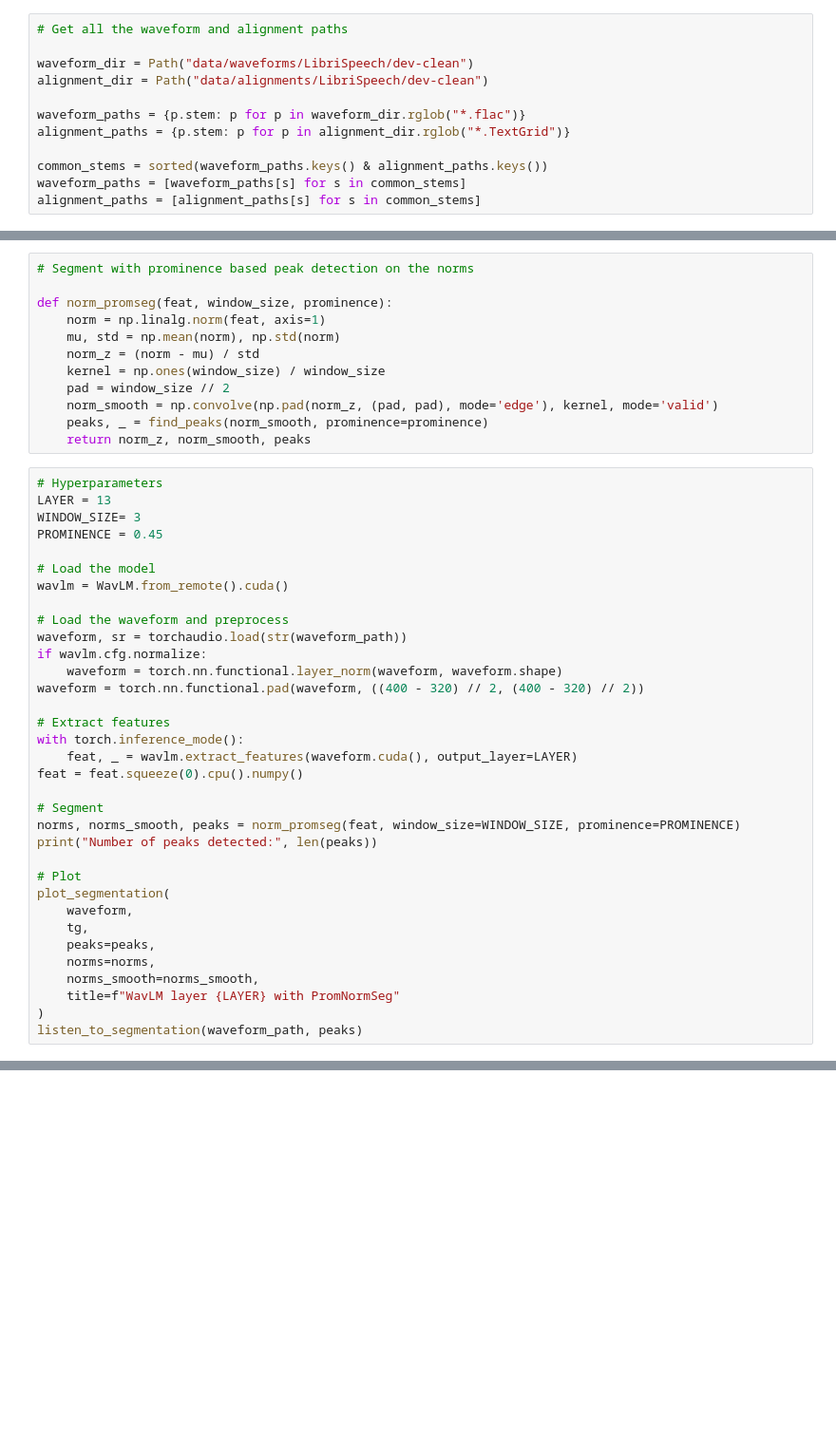
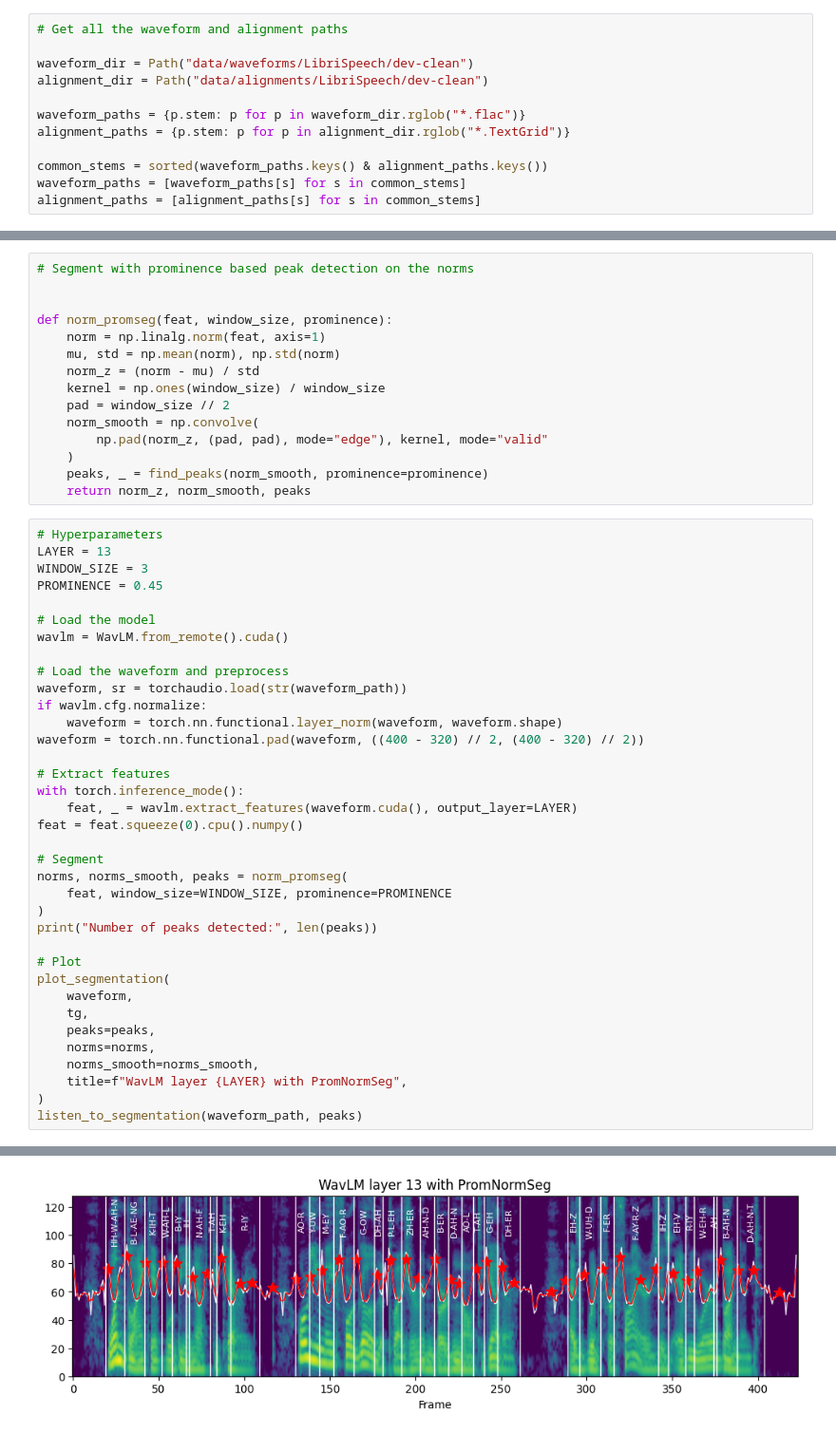
Before and after one commit to nicolvisser/ZeroSyl, a Jupyter notebook: demo-detect-boundaries.ipynb, the cells around one changed output, grey strips where cells are left out. Shown at 95% size. Drawn from its saved outputs; the diff is of its cells as text; blank space fills up the shorter version.

```diff
--- a/demo-detect-boundaries.ipynb
+++ b/demo-detect-boundaries.ipynb
@@ -129,6 +187,7 @@ def plot_segmentation(
     ax.set_xlabel("Frame")
 # %%
 # Segment with prominence based peak detection on the norms
+
 
 def norm_promseg(feat, window_size, prominence):
     norm = np.linalg.norm(feat, axis=1)
@@ -136,13 +195,15 @@ def norm_promseg(feat, window_size, prominence):
     norm_z = (norm - mu) / std
     kernel = np.ones(window_size) / window_size
     pad = window_size // 2
-    norm_smooth = np.convolve(np.pad(norm_z, (pad, pad), mode='edge'), kernel, mode='valid')
+    norm_smooth = np.convolve(
+        np.pad(norm_z, (pad, pad), mode="edge"), kernel, mode="valid"
+    )
     peaks, _ = find_peaks(norm_smooth, prominence=prominence)
     return norm_z, norm_smooth, peaks
 # %%
 # Hyperparameters
 LAYER = 13
-WINDOW_SIZE= 3
+WINDOW_SIZE = 3
 PROMINENCE = 0.45
 
 # Load the model
@@ -160,7 +221,9 @@ with torch.inference_mode():
 feat = feat.squeeze(0).cpu().numpy()
 
 # Segment
-norms, norms_smooth, peaks = norm_promseg(feat, window_size=WINDOW_SIZE, prominence=PROMINENCE)
+norms, norms_smooth, peaks = norm_promseg(
+    feat, window_size=WINDOW_SIZE, prominence=PROMINENCE
+)
 print("Number of peaks detected:", len(peaks))
 
 # Plot
@@ -170,6 +233,7 @@ plot_segmentation(
     peaks=peaks,
     norms=norms,
     norms_smooth=norms_smooth,
-    title=f"WavLM layer {LAYER} with PromNormSeg"
+    title=f"WavLM layer {LAYER} with PromNormSeg",
 )
 listen_to_segmentation(waveform_path, peaks)
+# %% [output]
@@ -175,0 +242 @@ listen_to_segmentation(waveform_path, peaks)
+[figure, added]
```
Also changed, not shown: parts of 6 cells of this notebook, 48 other files.
